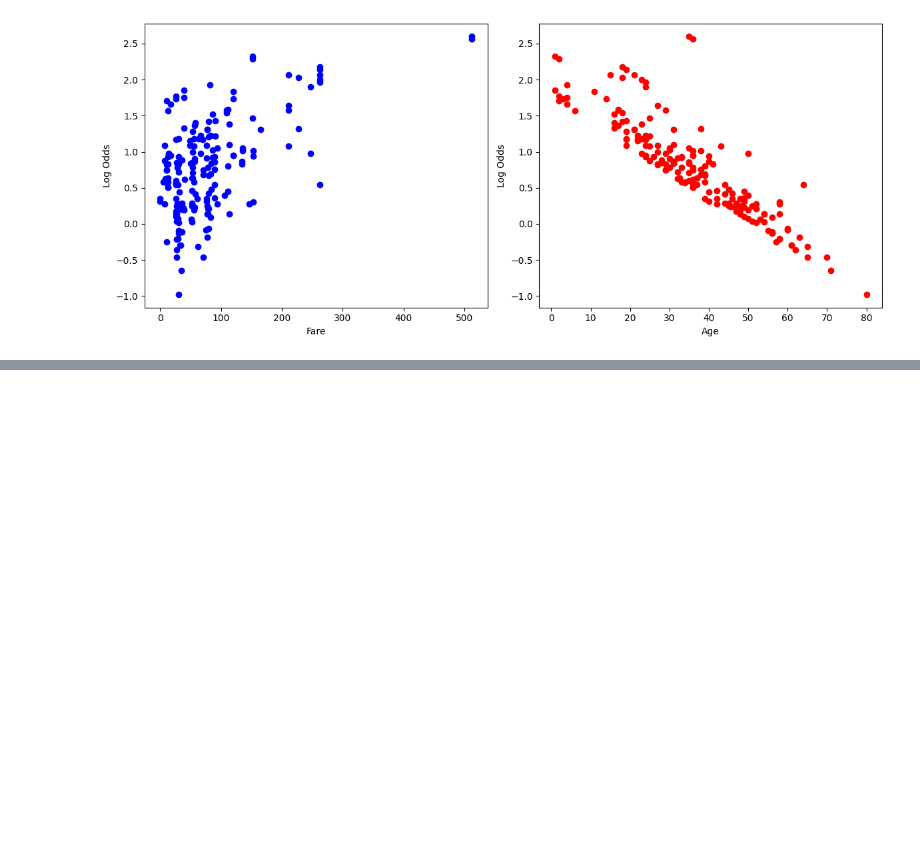
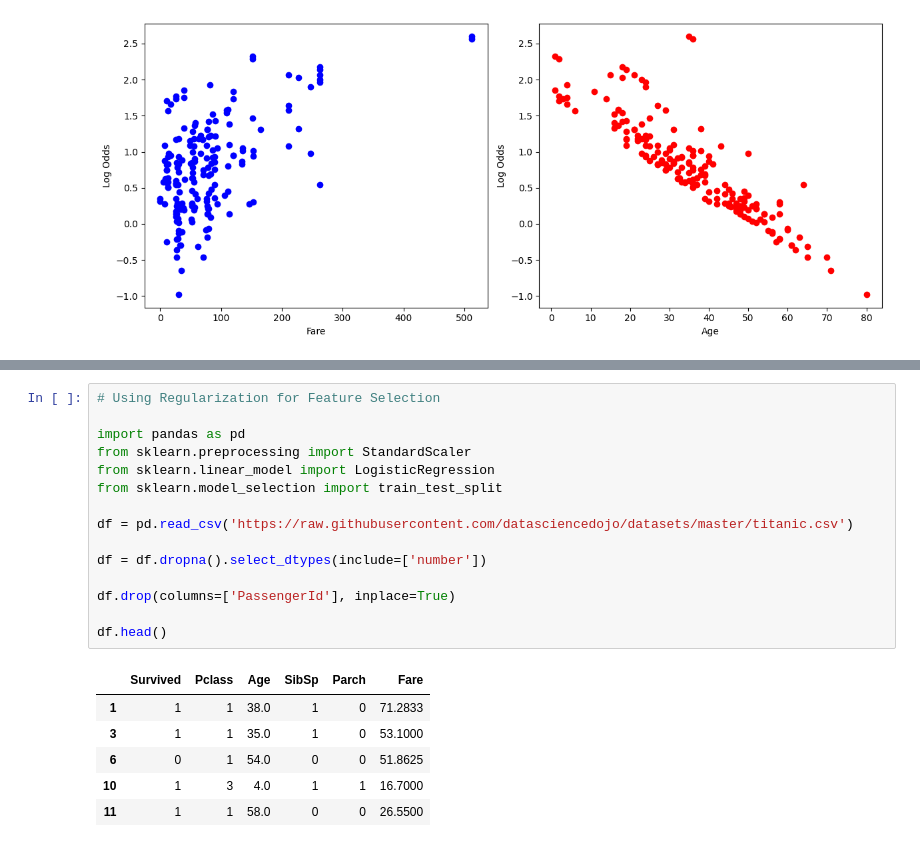
Before and after one commit to Apurba1903/Logistic-Regression, a Jupyter notebook: logistic_regression.ipynb, the cells around one changed output, grey strips where cells are left out. Drawn from its saved outputs; the diff is of its cells as text; blank space fills up the shorter version.

```diff
--- a/logistic_regression.ipynb
+++ b/logistic_regression.ipynb
@@ -42,0 +123,22 @@ plt.show()
+# %%
+# Using Regularization for Feature Selection
+
+import pandas as pd
+from sklearn.preprocessing import StandardScaler
+from sklearn.linear_model import LogisticRegression
+from sklearn.model_selection import train_test_split
+
+df = pd.read_csv('https://raw.githubusercontent.com/datasciencedojo/datasets/master/titanic.csv')
+
+df = df.dropna().select_dtypes(include=['number'])
+
+df.drop(columns=['PassengerId'], inplace=True)
+
+df.head()
+# %% [output]
+|  | Survived | Pclass | Age | SibSp | Parch | Fare |
+| 1 | 1 | 1 | 38.0 | 1 | 0 | 71.2833 |
+| 3 | 1 | 1 | 35.0 | 1 | 0 | 53.1000 |
+| 6 | 0 | 1 | 54.0 | 0 | 0 | 51.8625 |
+| 10 | 1 | 3 | 4.0 | 1 | 1 | 16.7000 |
+| 11 | 1 | 1 | 58.0 | 0 | 0 | 26.5500 |
```
Also changed, not shown: parts of 3 cells of this notebook.
